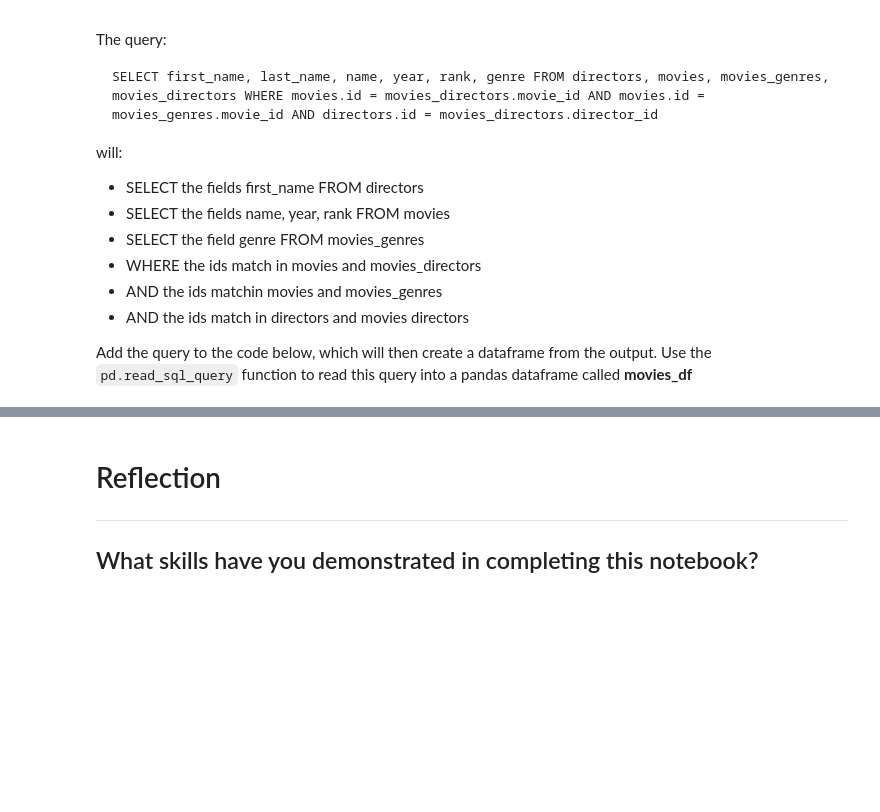
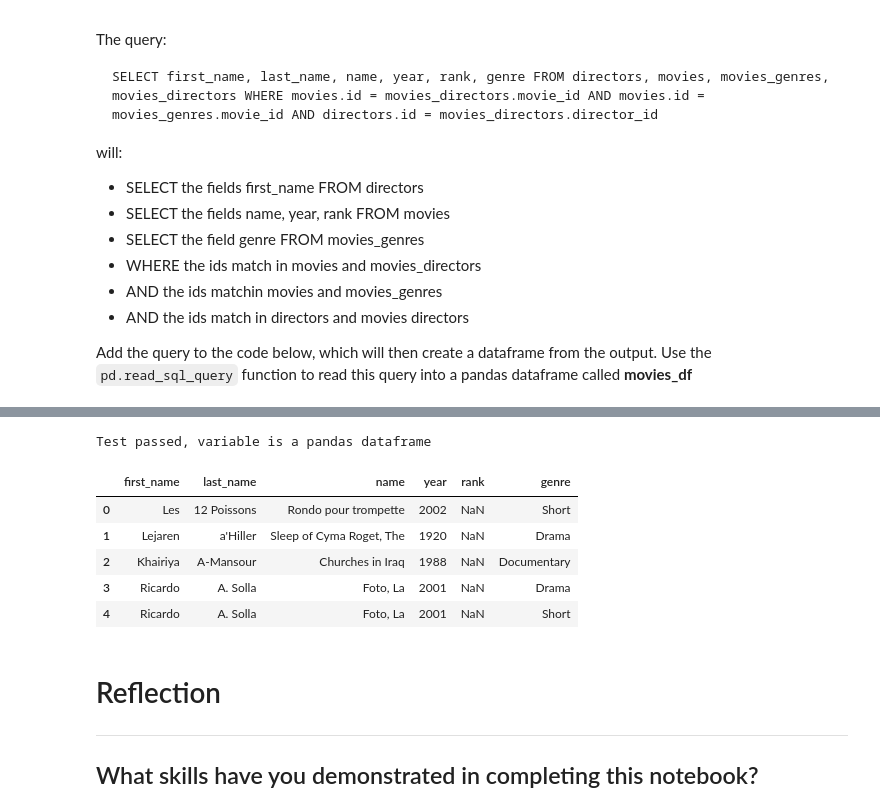
Before and after one commit to futureCodersSE/python-programming-for-data, a Jupyter notebook: Worksheets/10_1_SQL_databases_worksheet.ipynb, the cells around one changed output, grey strips where cells are left out. Saved outputs shown, nothing was run; the diff lists cells and outputs as text; code cells hidden in the pictures; blank space fills up the shorter version.

```diff
--- a/Worksheets/10_1_SQL_databases_worksheet.ipynb
+++ b/Worksheets/10_1_SQL_databases_worksheet.ipynb
@@ -439,10 +439,13 @@ will:
 Add the query to the code below, which will then create a dataframe from the output.  Use the `pd.read_sql_query` function to read this query into a pandas dataframe called **movies_df**
 # %%
 import pandas as pd
+from google.colab import files
 
 def get_movies_data():
   query = ""
   df = pd.read_sql_query(query, mydb)
+  df. to_csv('movies.csv')
+  files.download('movies.csv')
   return df
 
 # This code will test if your movies_df variable is a valid pandas dataframe
@@ -454,3 +457,4 @@ else:
 
 # This will show the first part of the dataframe
 movies_df.head()
+# %% [output]
@@ -457,3 +463,10 @@ movies_df.head()
+Test passed, variable is a pandas dataframe
+|  | first_name | last_name | name | year | rank | genre |
+| 0 | Les | 12 Poissons | Rondo pour trompette | 2002 | NaN | Short |
+| 1 | Lejaren | a'Hiller | Sleep of Cyma Roget, The | 1920 | NaN | Drama |
+| 2 | Khairiya | A-Mansour | Churches in Iraq | 1988 | NaN | Documentary |
+| 3 | Ricardo | A. Solla | Foto, La | 2001 | NaN | Drama |
+| 4 | Ricardo | A. Solla | Foto, La | 2001 | NaN | Short |
 # %% [markdown]
 # Reflection
 ----
```
Also changed, not shown: parts of 2 cells of this notebook.
